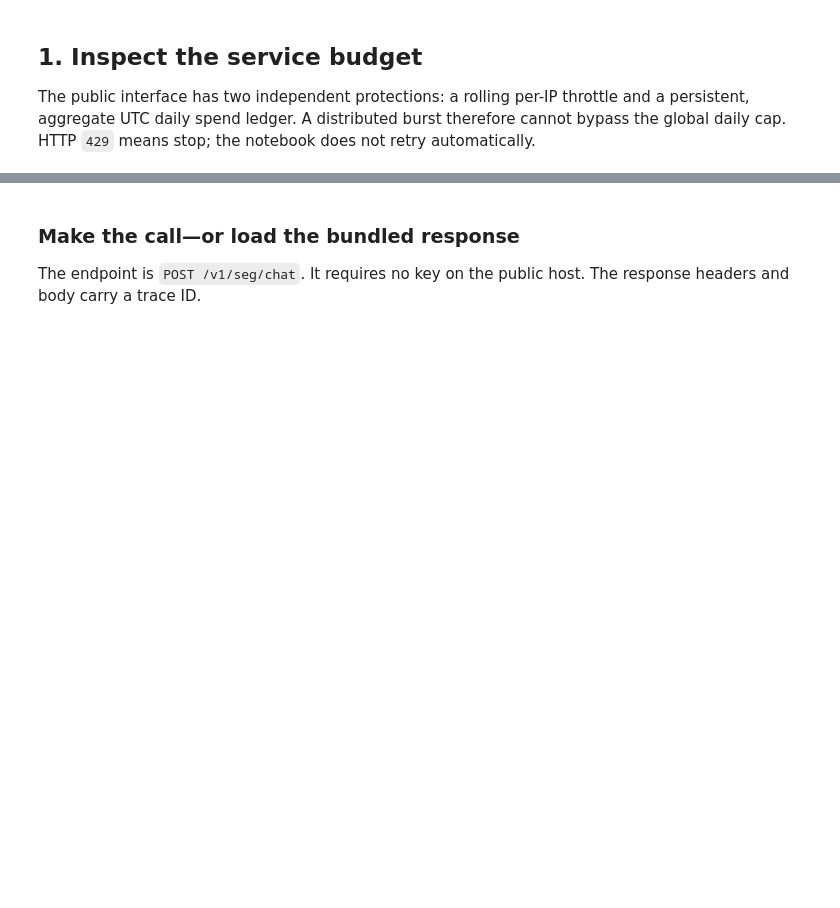
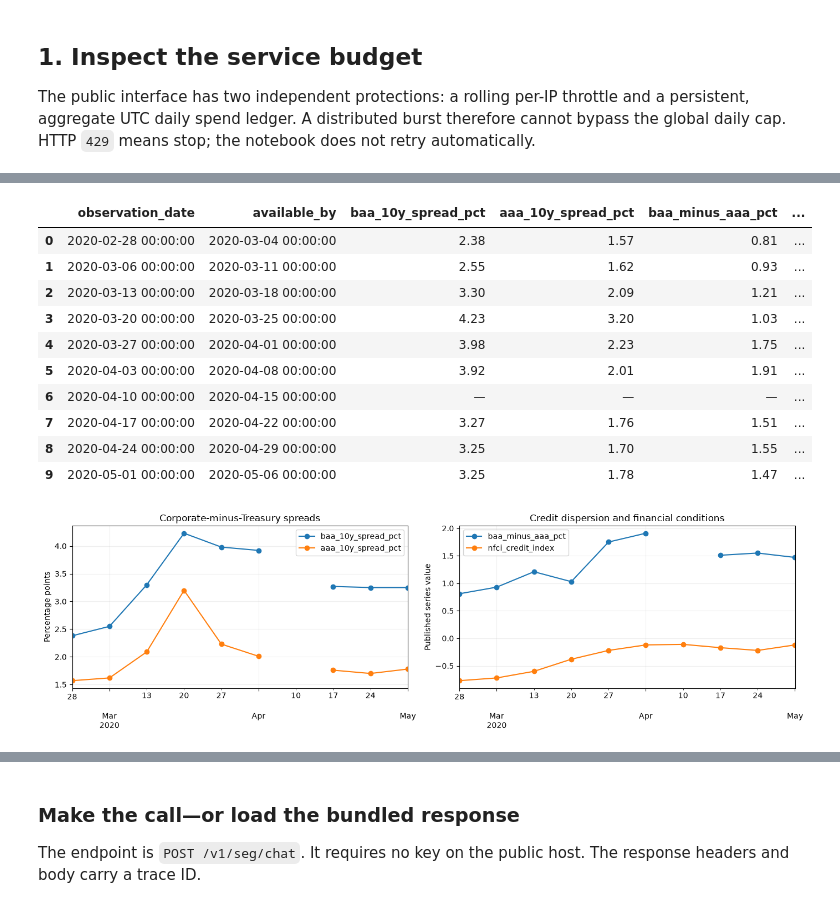
Before and after one commit to mfrdixon/BeliefLens-RSS-Reproducibility, a Jupyter notebook: examples/notebooks/verity/Verity_public_API.ipynb, the cells around one changed output, grey strips where cells are left out. Drawn from its saved outputs; the diff is of its cells as text; code cells hidden in the pictures; blank space fills up the shorter version.

```diff
--- a/examples/notebooks/verity/Verity_public_API.ipynb
+++ b/examples/notebooks/verity/Verity_public_API.ipynb
@@ -78,0 +67,52 @@ display(pd.DataFrame(request_payload["evidence"]))
+# %%
+csv_path = locate("credit_market_timeseries.csv")
+if csv_path is None:
+    raise FileNotFoundError("Run from the repository root or this notebook directory.")
+
+market = pd.read_csv(csv_path, parse_dates=["observation_date", "available_by"])
+required = {
+    "observation_date", "available_by", "baa_10y_spread_pct",
+    "aaa_10y_spread_pct", "baa_minus_aaa_pct", "nfci_credit_index",
+}
+missing = required.difference(market.columns)
+if missing:
+    raise ValueError(f"CSV is missing required columns: {sorted(missing)}")
+if not market["observation_date"].is_monotonic_increasing:
+    raise ValueError("The time series must be ordered by observation date.")
+if (market["available_by"] < market["observation_date"]).any():
+    raise ValueError("available_by cannot precede observation_date.")
+
+display(market.style.format({
+    "baa_10y_spread_pct": "{:.2f}",
+    "aaa_10y_spread_pct": "{:.2f}",
+    "baa_minus_aaa_pct": "{:.2f}",
+    "nfci_credit_index": "{:.2f}",
+}, na_rep="—"))
+
+fig, axes = plt.subplots(1, 2, figsize=(14, 4.2))
+market.plot(x="observation_date", y=["baa_10y_spread_pct", "aaa_10y_spread_pct"], ax=axes[0], marker="o")
+axes[0].set_title("Corporate-minus-Treasury spreads")
+axes[0].set_ylabel("Percentage points")
+axes[0].set_xlabel("")
+market.plot(x="observation_date", y=["baa_minus_aaa_pct", "nfci_credit_index"], ax=axes[1], marker="o")
+axes[1].set_title("Credit dispersion and financial conditions")
+axes[1].set_ylabel("Published series value")
+axes[1].set_xlabel("")
+for ax in axes:
+    ax.grid(alpha=.2)
+    ax.legend(loc="best")
+plt.tight_layout()
+plt.show()
+# %% [output]
+|  | observation_date | available_by | baa_10y_spread_pct | aaa_10y_spread_pct | baa_minus_aaa_pct | ... |
+| 0 | 2020-02-28 00:00:00 | 2020-03-04 00:00:00 | 2.38 | 1.57 | 0.81 | ... |
+| 1 | 2020-03-06 00:00:00 | 2020-03-11 00:00:00 | 2.55 | 1.62 | 0.93 | ... |
+| 2 | 2020-03-13 00:00:00 | 2020-03-18 00:00:00 | 3.30 | 2.09 | 1.21 | ... |
+| 3 | 2020-03-20 00:00:00 | 2020-03-25 00:00:00 | 4.23 | 3.20 | 1.03 | ... |
+| 4 | 2020-03-27 00:00:00 | 2020-04-01 00:00:00 | 3.98 | 2.23 | 1.75 | ... |
+| 5 | 2020-04-03 00:00:00 | 2020-04-08 00:00:00 | 3.92 | 2.01 | 1.91 | ... |
+| 6 | 2020-04-10 00:00:00 | 2020-04-15 00:00:00 | — | — | — | ... |
+| 7 | 2020-04-17 00:00:00 | 2020-04-22 00:00:00 | 3.27 | 1.76 | 1.51 | ... |
+| 8 | 2020-04-24 00:00:00 | 2020-04-29 00:00:00 | 3.25 | 1.70 | 1.55 | ... |
+| 9 | 2020-05-01 00:00:00 | 2020-05-06 00:00:00 | 3.25 | 1.78 | 1.47 | ... |
+[figure, added]
```
Also changed, not shown: parts of 13 cells of this notebook, 4 other files.
